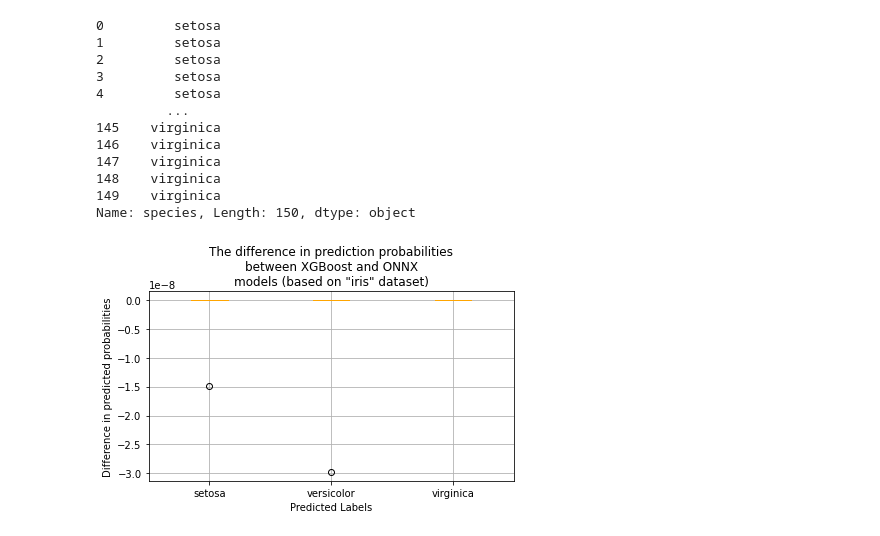
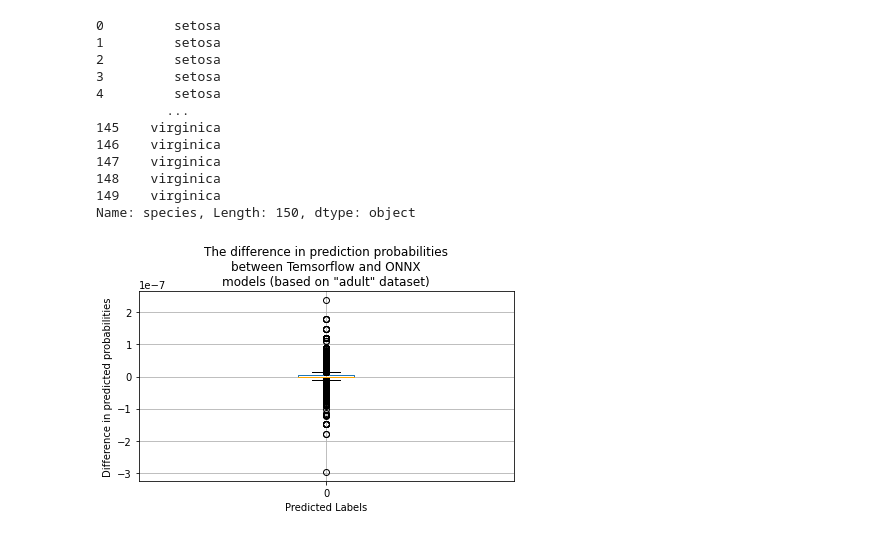
Before and after one commit to mmgalushka/onnx-hello-world, a Jupyter notebook: onnx_tensorflow.ipynb, the cells around one changed output. Cells and saved outputs as stored; diff of their text form; code cells hidden in the pictures.

```diff
--- a/onnx_tensorflow.ipynb
+++ b/onnx_tensorflow.ipynb
@@ -71,8 +71,8 @@ from sklearn.model_selection import train_test_split
 # Creates a data preprocessing pipeline.
 preprocessor = create_preprocessor(dataset)
 
-X = preprocessor.fit_transform(dataset.X).toarray()
-y = np.where(dataset.y == '>50K',1,0)
+X = preprocessor.fit_transform(dataset.X).toarray().astype(np.float32)
+y = np.where(dataset.y == '>50K',1,0).astype(np.int32)
 
 
 X_train, X_test, y_train, y_test = train_test_split(
@@ -307,10 +266,15 @@ import onnxruntime as rt
 sess = rt.InferenceSession(os.path.join('tmp', onnx_filename))
 X_test = X_test.astype(np.float32)
 
-feed = dict([(input.name, X_test[n]) for n, input in enumerate(sess.get_inputs())])
+# feed = dict([(input.name, X_test[:,n]) for n, input in enumerate(sess.get_inputs())])
+# print(feed)
 
 
-y_onnx_pred, y_onnx_probas = sess.run(None, feed)
-# onnx_accuracy = accuracy_score(test.y, y_onnx_pred)
-# print('The ONNX model accuracy: %.2f' % onnx_accuracy)
+feed = {sess.get_inputs()[0].name:X_test}
+
+y_onnx_probas = sess.run(None, feed)
+y_onnx_pred = np.where(y_onnx_probas[0] > 0.5, 1, 0)
+
+onnx_accuracy = accuracy_score(y_true, y_onnx_pred)
+print('The ONNX model accuracy: %.2f' % onnx_accuracy)
 # %% [output]
@@ -357,20 +321,23 @@ print(dataset.y)
 149    virginica
 Name: species, Length: 150, dtype: object
 # %%
+from sklearn.metrics import r2_score
+
+
 # Convert XGBoost and ONNX probabilities into Pandas data frame. This will
 # help us to perform mathematical operations later.
-df_xgboost_probas = pd.DataFrame(y_xgboost_probas, columns=model.classes_)
-df_onnx_probas = pd.DataFrame(y_onnx_probas, columns=model.classes_)
+df_xgboost_probas = pd.DataFrame(y_tensorflow_probas, columns=[0])
+df_onnx_probas = pd.DataFrame(y_onnx_probas[0], columns=[0])
 
 # Computes a difference between XGBoost and ONNX probabilities.
 df_diff = df_xgboost_probas - df_onnx_probas
 
 # Makes a Box plot.
 poxplot = df_diff.boxplot(color={'medians': 'orange'})
-plt.title( f'The difference in prediction probabilities\nbetween XGBoost and ONNX\nmodels (based on "{dataset_name}" dataset)' )
+plt.title( f'The difference in prediction probabilities\nbetween Temsorflow and ONNX\nmodels (based on "{dataset_name}" dataset)' )
 plt.xlabel("Predicted Labels")
 plt.ylabel("Difference in predicted probabilities")
 plt.tight_layout()
 plt.savefig(os.path.join('tmp', f'diff_xgboost.jpg'))
 # %% [output]
-[figure, old version]
+[figure, new version]
```
Also changed, not shown: parts of 7 cells of this notebook.
